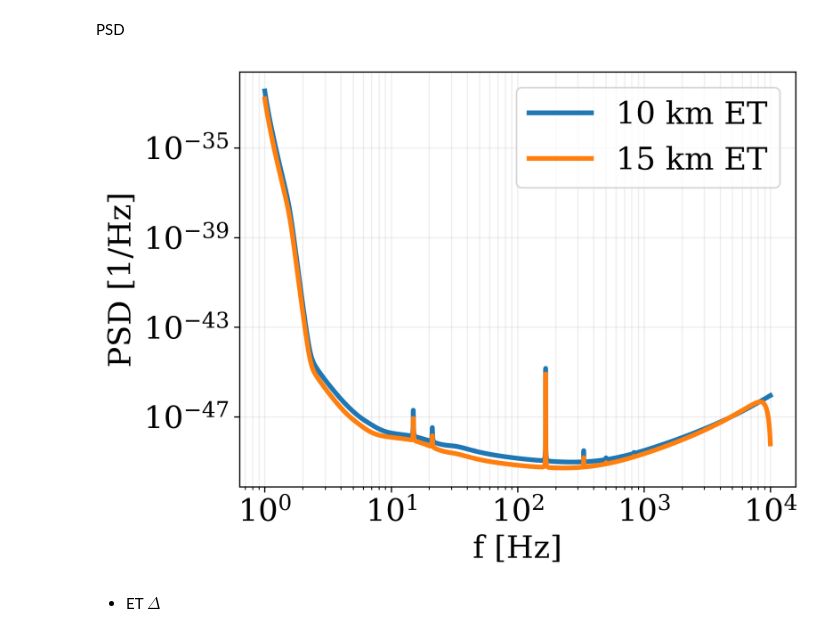
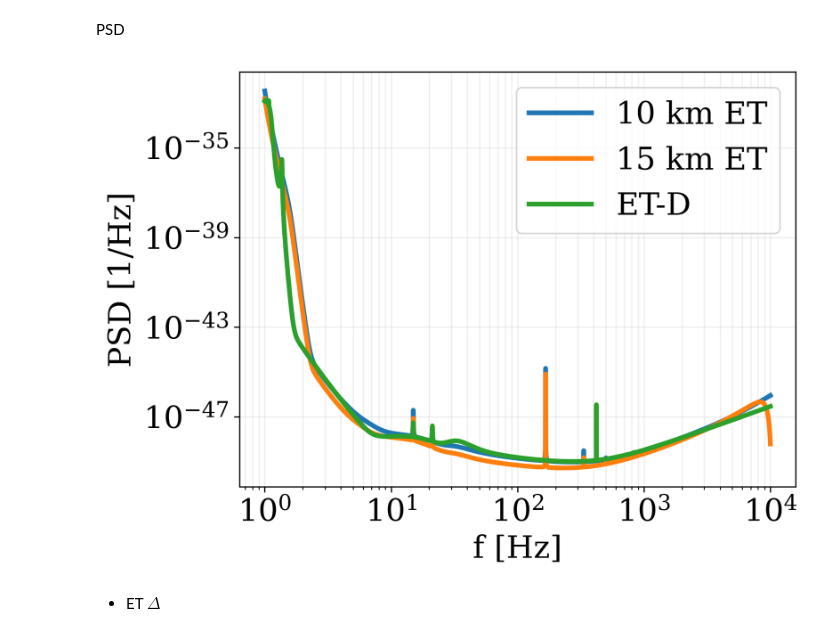
Before and after one commit to ilariacaporali/GWBird, a Jupyter notebook: pls.ipynb, the cells around one changed output. Cells and saved outputs as stored; diff of their text form; code cells hidden in the pictures.

```diff
--- a/pls.ipynb
+++ b/pls.ipynb
@@ -57,18 +67,22 @@ PSD
 # %%
 f_10km, psd_hf_10km, psd_lf_10km, psd_10km = np.loadtxt('psd/18213_ET10kmcolumns.txt', unpack=True)
 f_15km, psd_hf_15km, psd_lf_15km, psd_15km = np.loadtxt('psd/18213_ET15kmcolumns.txt', unpack=True)
+f_ETD, psd_ETD = np.loadtxt('psd/et_d.txt', unpack=True)
+
+psd_ETD = psd_ETD **2
 
 plt.plot(f_10km, psd_10km, label='10 km ET')
 plt.plot(f_15km, psd_15km, label='15 km ET')
+plt.plot(f_ETD, psd_ETD, label='ET-D')
 plt.xscale('log')
 plt.yscale('log')
 plt.xlabel('f [Hz]')
 plt.ylabel('PSD [1/Hz]')
 plt.grid(alpha=0.2, which='both')
 plt.legend()
 plt.show()
 # %% [output]
-[figure, old version]
+[figure, new version]
 # %% [markdown]
 * ET $\Delta$
 # %%
```
Also changed, not shown: parts of 5 cells of this notebook, 3 other files.
